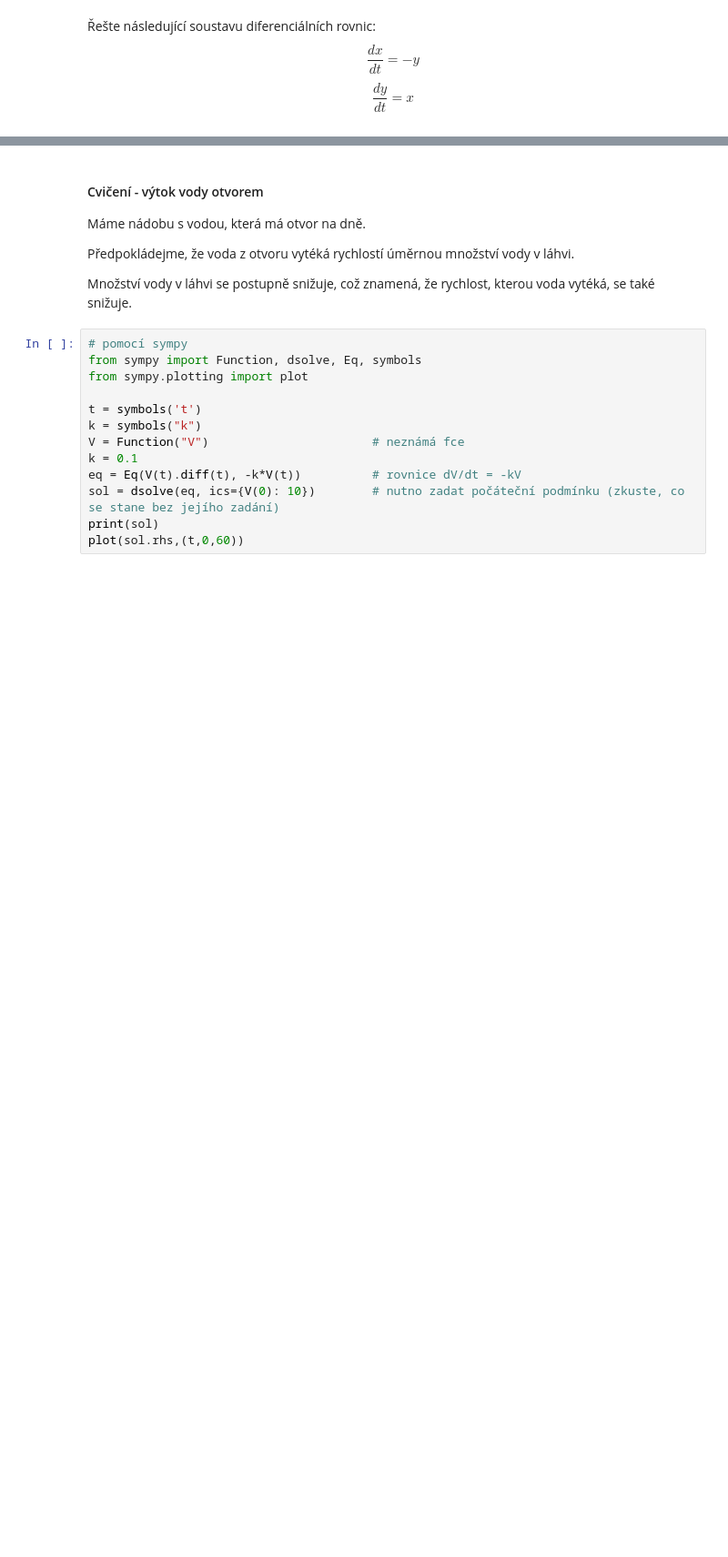
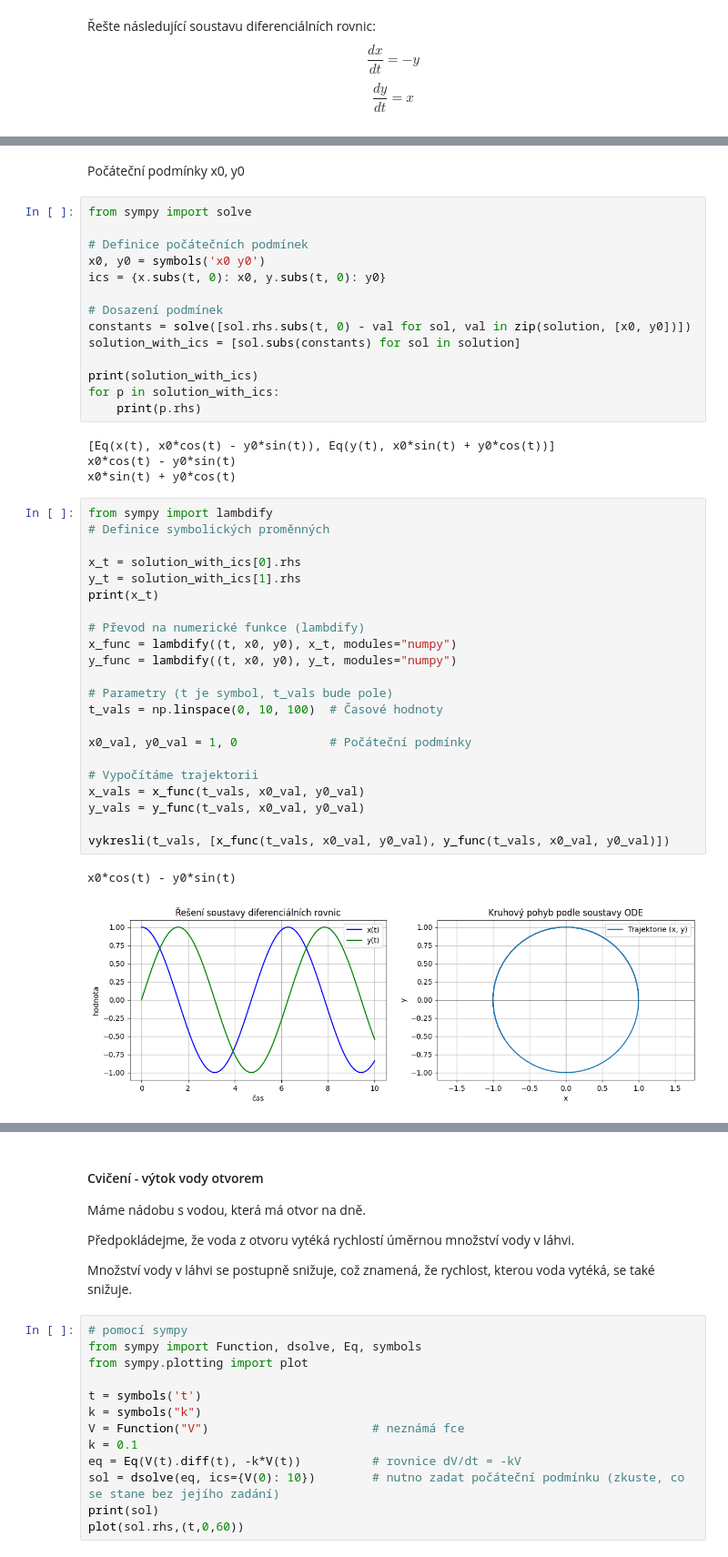
Before and after one commit to pkbcz/MSW2, a Jupyter notebook: 12 Diferencialni rovnice.ipynb, the cells around one changed output, grey strips where cells are left out. Shown at 91% size. Cells and saved outputs as stored; diff of their text form; blank space fills up the shorter version.

```diff
--- a/12 Diferencialni rovnice.ipynb
+++ b/12 Diferencialni rovnice.ipynb
@@ -327,0 +426,45 @@ plt.show()
+# %% [markdown]
+Počáteční podmínky x0, y0
+# %%
+from sympy import solve
+
+# Definice počátečních podmínek
+x0, y0 = symbols('x0 y0')
+ics = {x.subs(t, 0): x0, y.subs(t, 0): y0}
+
+# Dosazení podmínek
+constants = solve([sol.rhs.subs(t, 0) - val for sol, val in zip(solution, [x0, y0])])
+solution_with_ics = [sol.subs(constants) for sol in solution]
+
+print(solution_with_ics)
+for p in solution_with_ics:
+    print(p.rhs)
+# %% [output]
+[Eq(x(t), x0*cos(t) - y0*sin(t)), Eq(y(t), x0*sin(t) + y0*cos(t))]
+x0*cos(t) - y0*sin(t)
+x0*sin(t) + y0*cos(t)
+# %%
+from sympy import lambdify
+# Definice symbolických proměnných
+
+x_t = solution_with_ics[0].rhs
+y_t = solution_with_ics[1].rhs
+print(x_t)
+
+# Převod na numerické funkce (lambdify)
+x_func = lambdify((t, x0, y0), x_t, modules="numpy")
+y_func = lambdify((t, x0, y0), y_t, modules="numpy")
+
+# Parametry (t je symbol, t_vals bude pole)
+t_vals = np.linspace(0, 10, 100)  # Časové hodnoty
+
+x0_val, y0_val = 1, 0             # Počáteční podmínky
+
+# Vypočítáme trajektorii
+x_vals = x_func(t_vals, x0_val, y0_val)
+y_vals = y_func(t_vals, x0_val, y0_val)
+
+vykresli(t_vals, [x_func(t_vals, x0_val, y0_val), y_func(t_vals, x0_val, y0_val)])
+# %% [output]
+x0*cos(t) - y0*sin(t)
+[figure, added]
```
Also changed, not shown: parts of 26 cells of this notebook, 4 other files.
